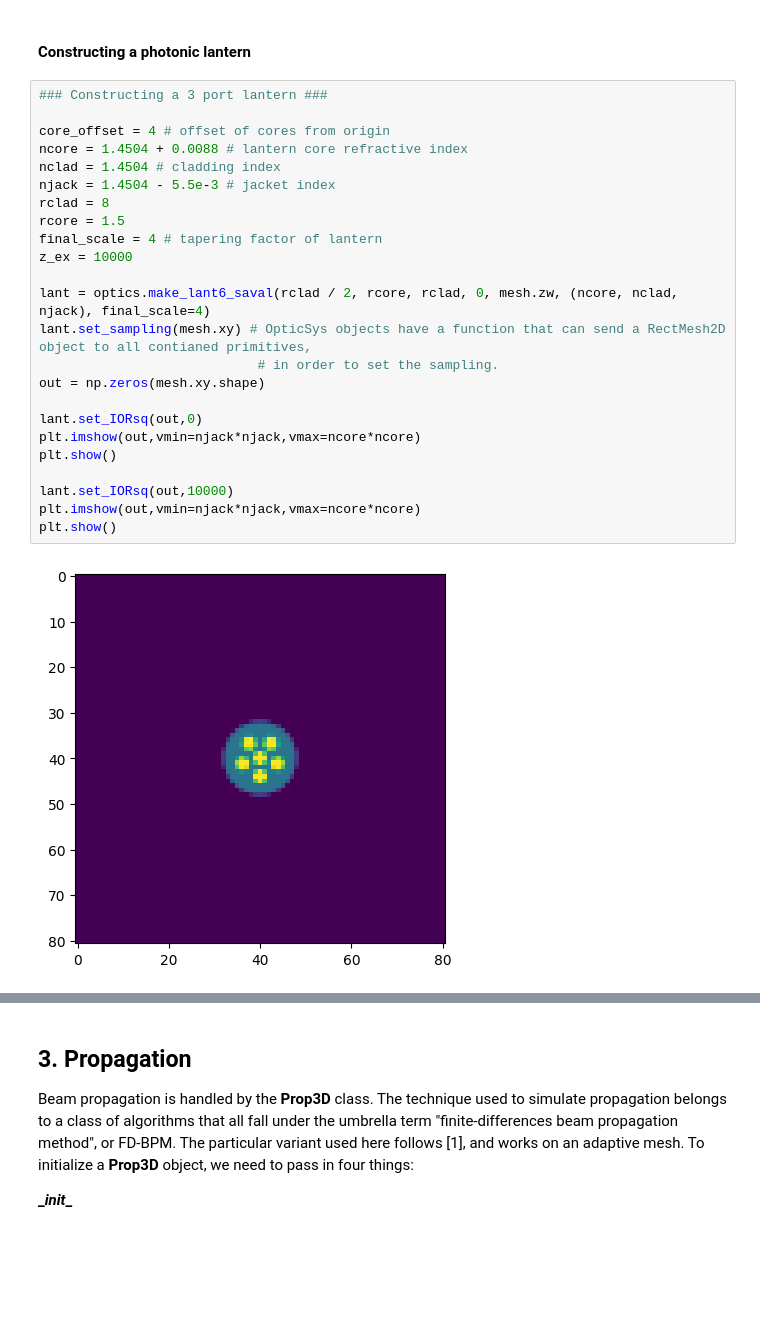
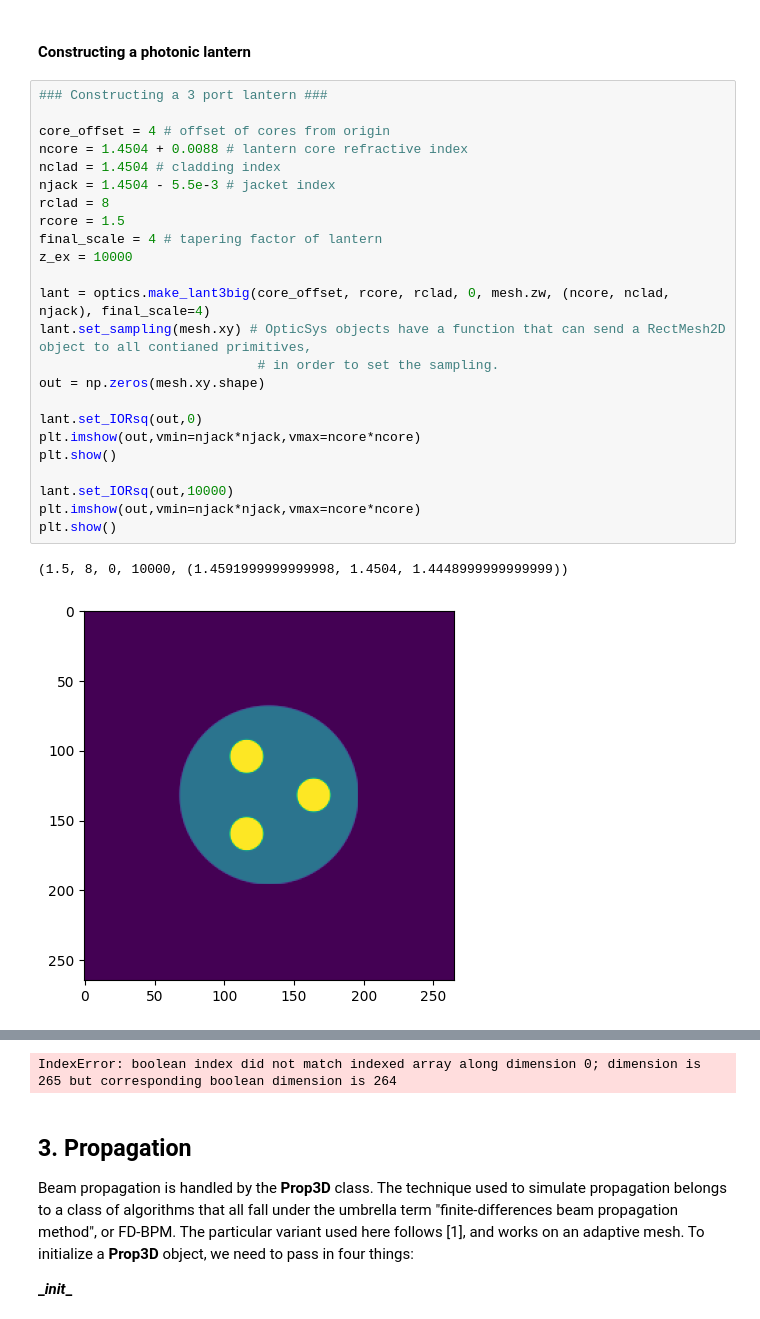
Before and after one commit to aditya-sengupta/lightbeam, a Jupyter notebook: notebooks/Lightbeam.ipynb, the cells around one changed output, grey strips where cells are left out. Saved outputs shown, nothing was run; the diff lists cells and outputs as text; blank space fills up the shorter version.

```diff
--- a/notebooks/Lightbeam.ipynb
+++ b/notebooks/Lightbeam.ipynb
@@ -174,26 +171,27 @@ plt.show()
 # %%
 ### Constructing a 3 port lantern ###
 
 core_offset = 4 # offset of cores from origin
 ncore = 1.4504 + 0.0088 # lantern core refractive index
 nclad = 1.4504 # cladding index
 njack = 1.4504 - 5.5e-3 # jacket index
 rclad = 8
 rcore = 1.5
 final_scale = 4 # tapering factor of lantern
 z_ex = 10000
 
-lant = optics.make_lant6_saval(rclad / 2, rcore, rclad, 0, mesh.zw, (ncore, nclad, njack), final_scale=4)
+lant = optics.make_lant3big(core_offset, rcore, rclad, 0, mesh.zw, (ncore, nclad, njack), final_scale=4)
 lant.set_sampling(mesh.xy) # OpticSys objects have a function that can send a RectMesh2D object to all contianed primitives,
                             # in order to set the sampling.
 out = np.zeros(mesh.xy.shape)
 
 lant.set_IORsq(out,0)
 plt.imshow(out,vmin=njack*njack,vmax=ncore*ncore)
 plt.show()
 
 lant.set_IORsq(out,10000)
 plt.imshow(out,vmin=njack*njack,vmax=ncore*ncore)
 plt.show()
 # %% [output]
+(1.5, 8, 0, 10000, (1.4591999999999998, 1.4504, 1.4448999999999999))
-[figure, old version]
+[figure, new version]
@@ -201,3 +198,4 @@ plt.show()
+IndexError: boolean index did not match indexed array along dimension 0; dimension is 265 but corresponding boolean dimension is 264
 # %% [markdown]
 ## 3. Propagation
 
```
Also changed, not shown: parts of 5 cells of this notebook, 8 other files.
